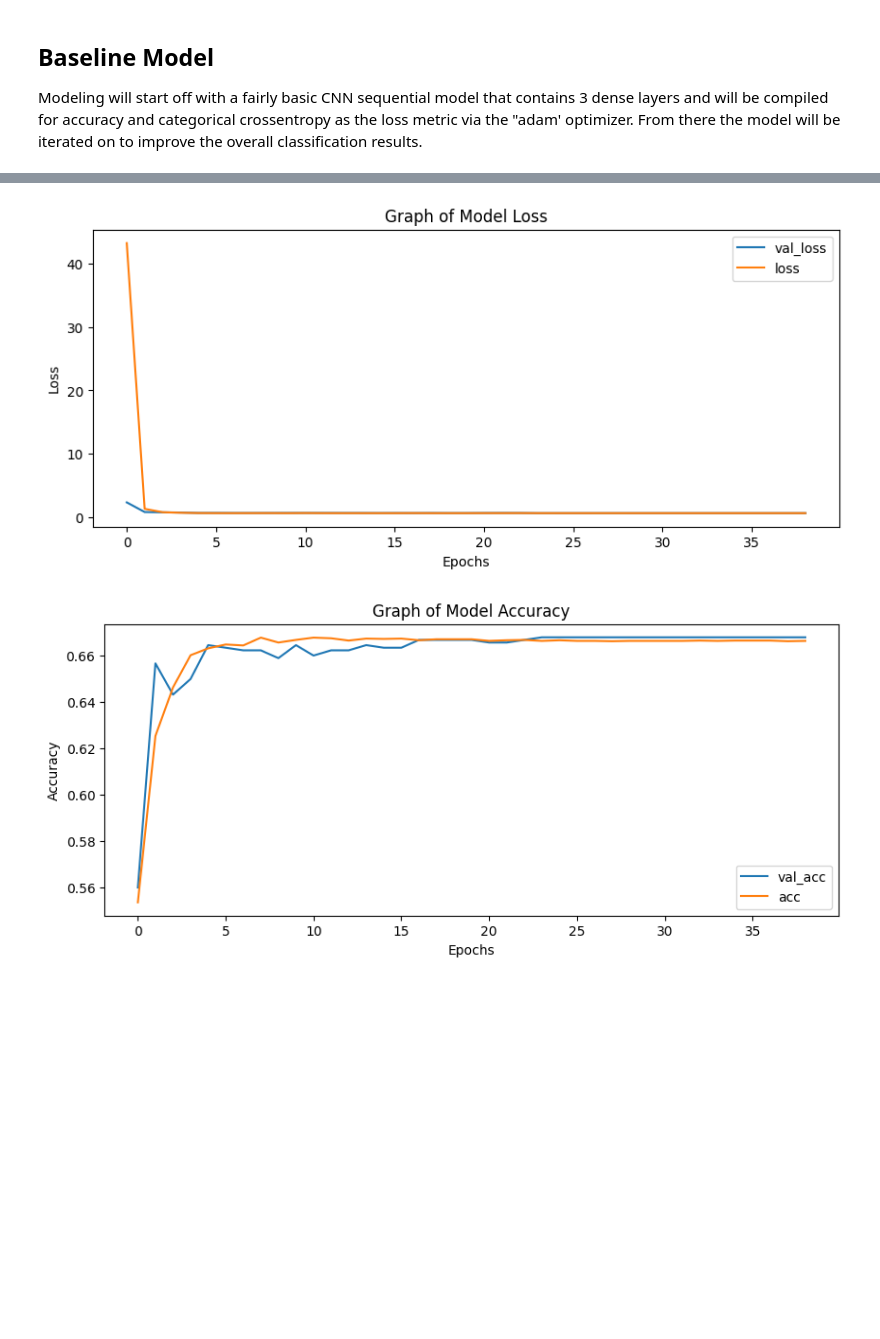
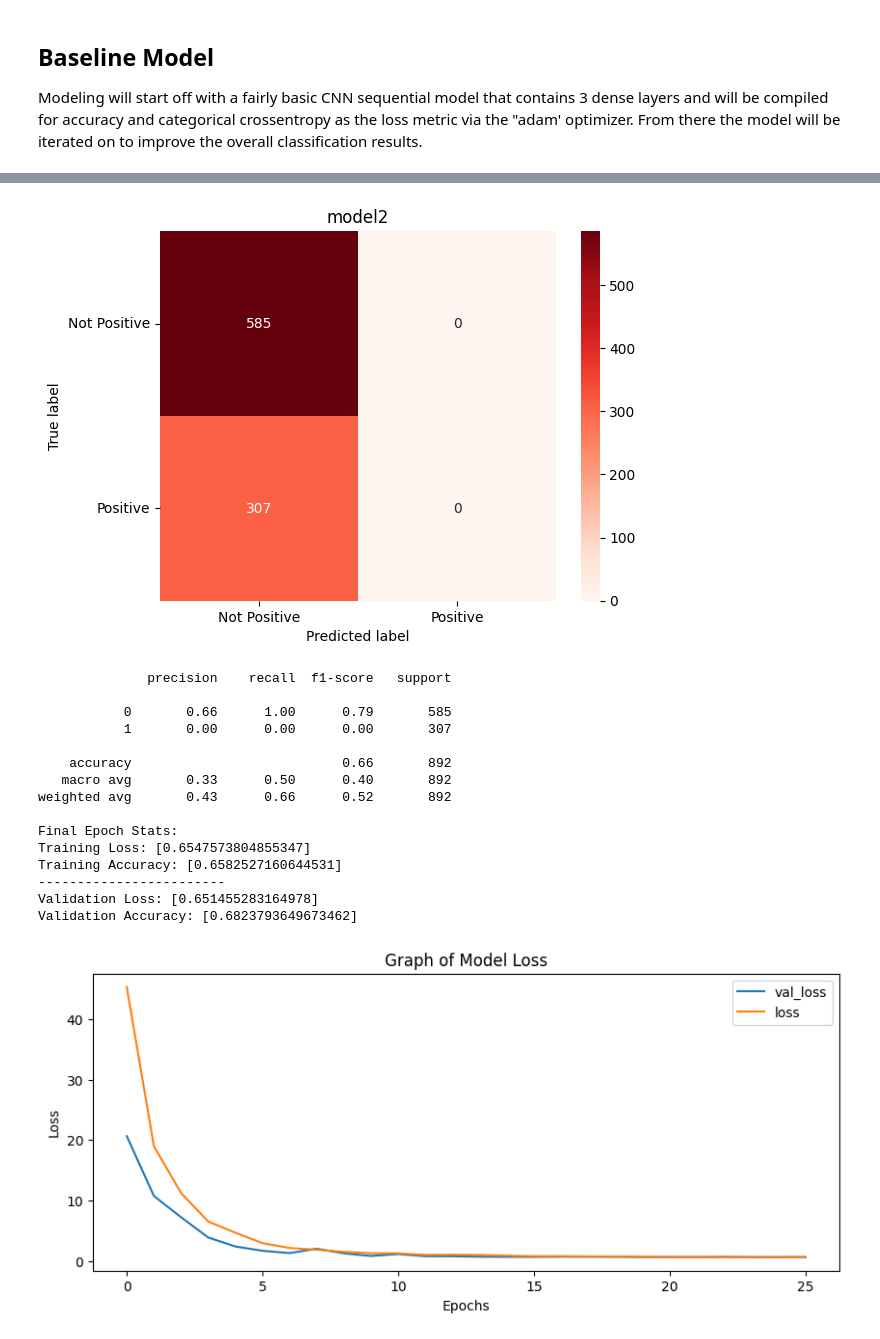
Before and after one commit to LucasFishbein/Positive_Tweet_Sentiment_CNN_Model, a Jupyter notebook: Positive Tweet Sentiment CNN Model.ipynb, the cells around one changed output, grey strips where cells are left out. Drawn from its saved outputs; the diff is of its cells as text; code cells hidden in the pictures; blank space fills up the shorter version.

Commit message:
Still Modeling

```diff
--- a/Positive Tweet Sentiment CNN Model.ipynb
+++ b/Positive Tweet Sentiment CNN Model.ipynb
@@ -850,10 +886,10 @@ Prior to modeling the datase will be split into a training, testing and validati
 # %%
 #Defining padded array data and labels
 X = df_to_arrays(df_model)
-y = pd.get_dummies(df_model['Sentiment'], dtype=int).values
+y = df_model['Sentiment']
 
 #Splitting data into training data and remaining data to be split again into test and validation
-X_train, X_rem, y_train, y_rem = train_test_split(X, y, test_size = 0.20, random_state=42)
+X_train, X_rem, y_train, y_rem, = train_test_split(X, y, test_size = 0.20, random_state=42)
 
 #Splitting remaining 20% of data evenly between test and validation sets
 X_val, X_test, y_val, y_test = train_test_split(X_rem,y_rem, test_size=0.5)
@@ -935,6 +982,16 @@ def make_confusion_and_classification(model, model_name):
     This function creates a heatmapped confusion matrix as well as a classification report for the model that is input, the
     y_test set is used to compare to the model's X_test predictions to to create the scores.
     '''
+
+    #Show model.evaluate results
+    eval_metrics = model.evaluate(X_train, y_train, verbose=0)
+    print('The Accuracy for the training group was', eval_metrics[1]*100)
+    print('The Loss for the training group was', eval_metrics[0])
+    print('--------------------------------------')
+    eval_metrics = model.evaluate(X_test, y_test, verbose=0)
+    print('The Accuracy for the test group was', eval_metrics[1]*100)
+    print('The Loss for the test group was', eval_metrics[0])
+
     #Make Predictions for model
     preds = model.predict(X_test)
 
@@ -957,7 +1014,7 @@ def make_confusion_and_classification(model, model_name):
     plt.show()
 
     #generate classification report
-    print(classification_report(np.argmax(y_test, axis=1), np.argmax(preds, axis=1)))
+    print(classification_report(y_test, np.argmax(preds, axis=1)))
 # %% [markdown]
 ## Baseline Model
 
@@ -1049,10 +1123,10 @@ early_stop = [EarlyStopping(monitor = 'val_accuracy', patience = 15),
 model2 = Sequential()
 
 model2.add(layers.Dense(128, activation='relu', input_shape=(25,)))
+model2.add(layers.Dropout(0.2))
 model2.add(layers.Dense(64, activation='relu'))
-model2.add(layers.Dropout(0.3))
-model2.add(layers.Dense(2, activation='softmax'))
+model2.add(layers.Dense(1, activation='sigmoid'))
 
-model2.compile(optimizer='adam', loss='categorical_crossentropy', metrics=['accuracy'])
+model2.compile(optimizer='adam', loss='binary_crossentropy', metrics=['accuracy'])
 model2.summary()
 # %% [output]
@@ -1103,3 +1172,4 @@ Epoch 39/100
 # %%
+make_confusion_and_classification(model2, 'model2')
 visualize_model_performance(model2_results)
 # %% [output]
@@ -1112,2 +1182,17 @@ Validation Accuracy: [0.6677889823913574]
-[figure, old version]
+[figure, new version]
+              precision    recall  f1-score   support
+
+           0       0.66      1.00      0.79       585
+           1       0.00      0.00      0.00       307
+
+    accuracy                           0.66       892
+   macro avg       0.33      0.50      0.40       892
+weighted avg       0.43      0.66      0.52       892
+
+Final Epoch Stats:
+Training Loss: [0.6547573804855347]
+Training Accuracy: [0.6582527160644531]
+------------------------
+Validation Loss: [0.651455283164978]
+Validation Accuracy: [0.6823793649673462]
-[figure, old version]
+[figure, new version]
```
Also changed, not shown: parts of 46 cells of this notebook.
